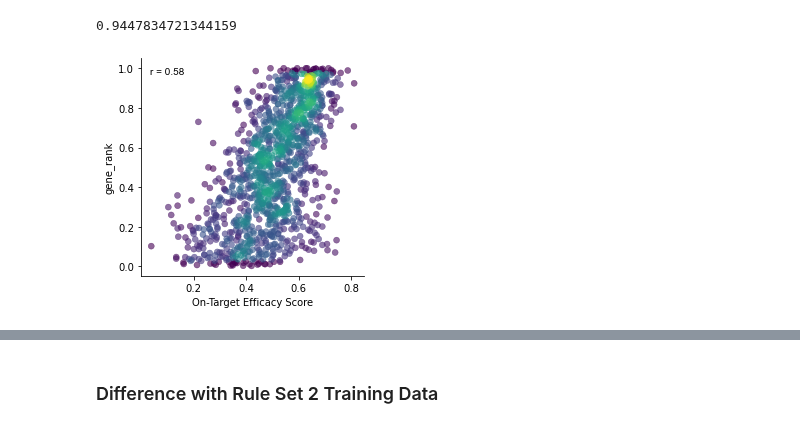
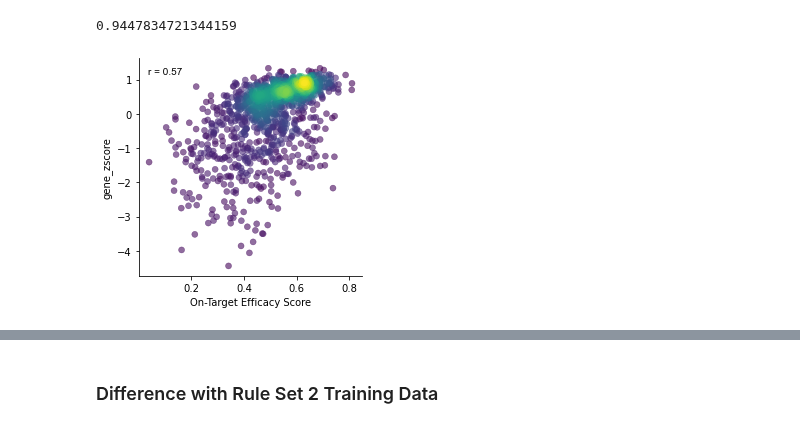
Before and after one commit to gpp-rnd/rs_dev, a Jupyter notebook: code/00_processing_Doench2014.ipynb, the cells around one changed output, grey strips where cells are left out. Saved outputs shown, nothing was run; the diff lists cells and outputs as text; code cells hidden in the pictures.

Commit message:
code (z-score): breif z-score attempt (to be reverted)

```diff
--- a/code/00_processing_Doench2014.ipynb
+++ b/code/00_processing_Doench2014.ipynb
@@ -76,7 +76,7 @@ for cond, df in filtered_mouse_lfcs.groupby('condition'):
     roc_aucs, _ = pool.get_roc_aucs(lfcs=df, tp_genes=[cond],
                                     fp_genes=mouse_genes[mouse_genes != cond],
                                     gene_col='Target Gene Symbol',
-                                    score_col='neg_lfc', condition_col=['condition'])
+                                    score_col='neg_lfc', condition_col='condition')
     mouse_auc_list.append(roc_aucs)
 
 
@@ -105,17 +105,16 @@ mouse_model_df_list = []
 for cond, df in filtered_mouse_lfcs.groupby('condition'):
     if cond in mouse_conditions:
         tp_sgs = df[df['Target Gene Symbol'] == cond].copy()
-        tp_sgs['gene_rank'] = (tp_sgs
-                           .lfc
-                           .rank(pct=True, ascending=True))
+        tp_sgs['gene_zscore'] = (tp_sgs.lfc - tp_sgs.lfc.mean())/tp_sgs.lfc.std()
         mouse_model_df_list.append(tp_sgs)
 mouse_model_df = pd.concat(mouse_model_df_list)
 # %%
 plt.subplots(figsize=(4,4))
-gpplot.point_densityplot(data=mouse_model_df, y='gene_rank', x='On-Target Efficacy Score')
-gpplot.add_correlation(data=mouse_model_df, y='gene_rank', x='On-Target Efficacy Score')
+gpplot.point_densityplot(data=mouse_model_df, y='gene_zscore', x='On-Target Efficacy Score')
+gpplot.add_correlation(data=mouse_model_df, y='gene_zscore', x='On-Target Efficacy Score',
+                       method='spearman')
 sns.despine()
 # %% [output]
-[figure, old version]
+[figure, new version]
 # %%
 mouse_training_data = mouse_model_df[['sgRNA Sequence', 'sgRNA Context Sequence', 'Target Gene Symbol',
```
Also changed, not shown: parts of 11 cells of this notebook, 6 other files.
